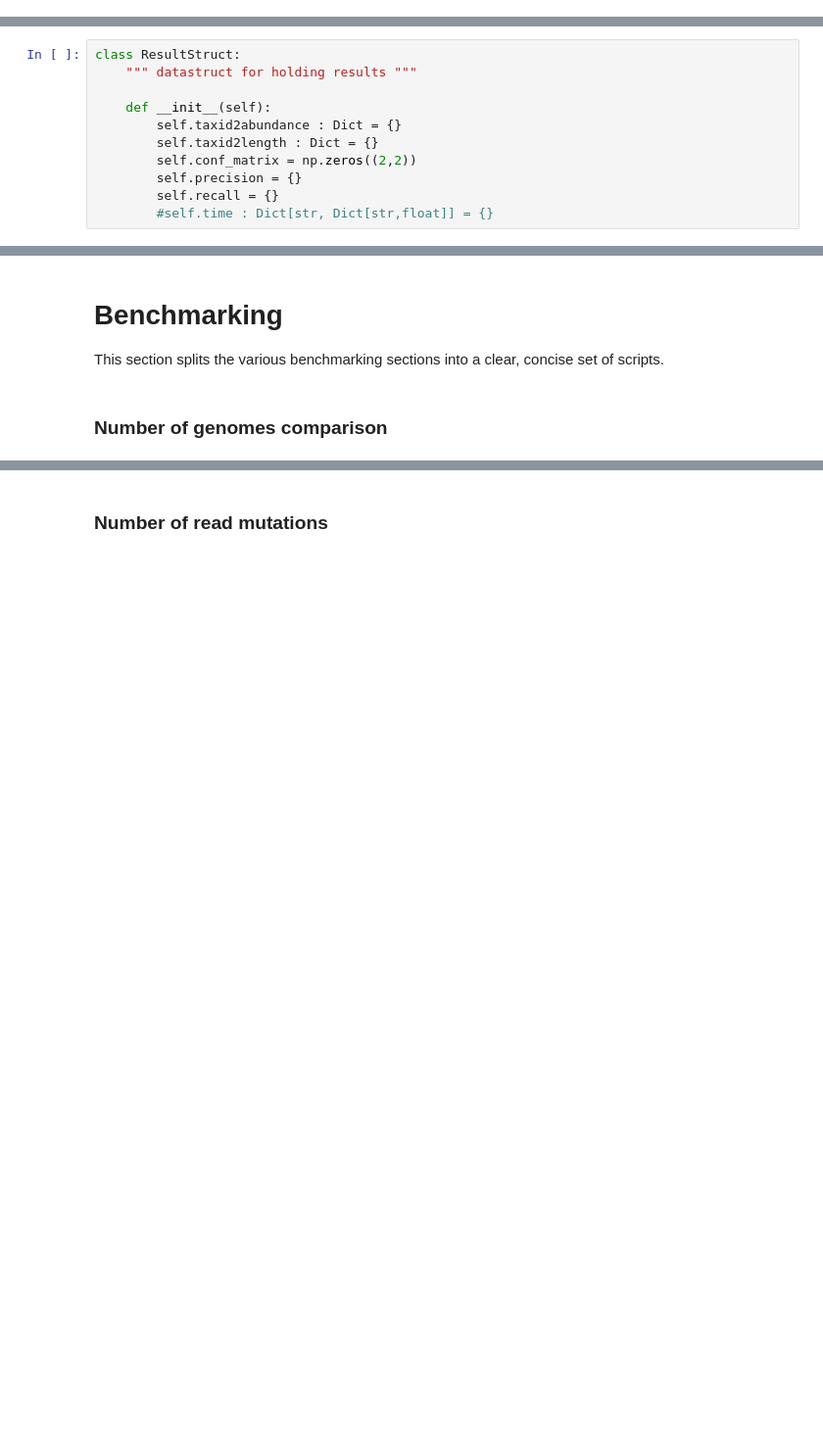
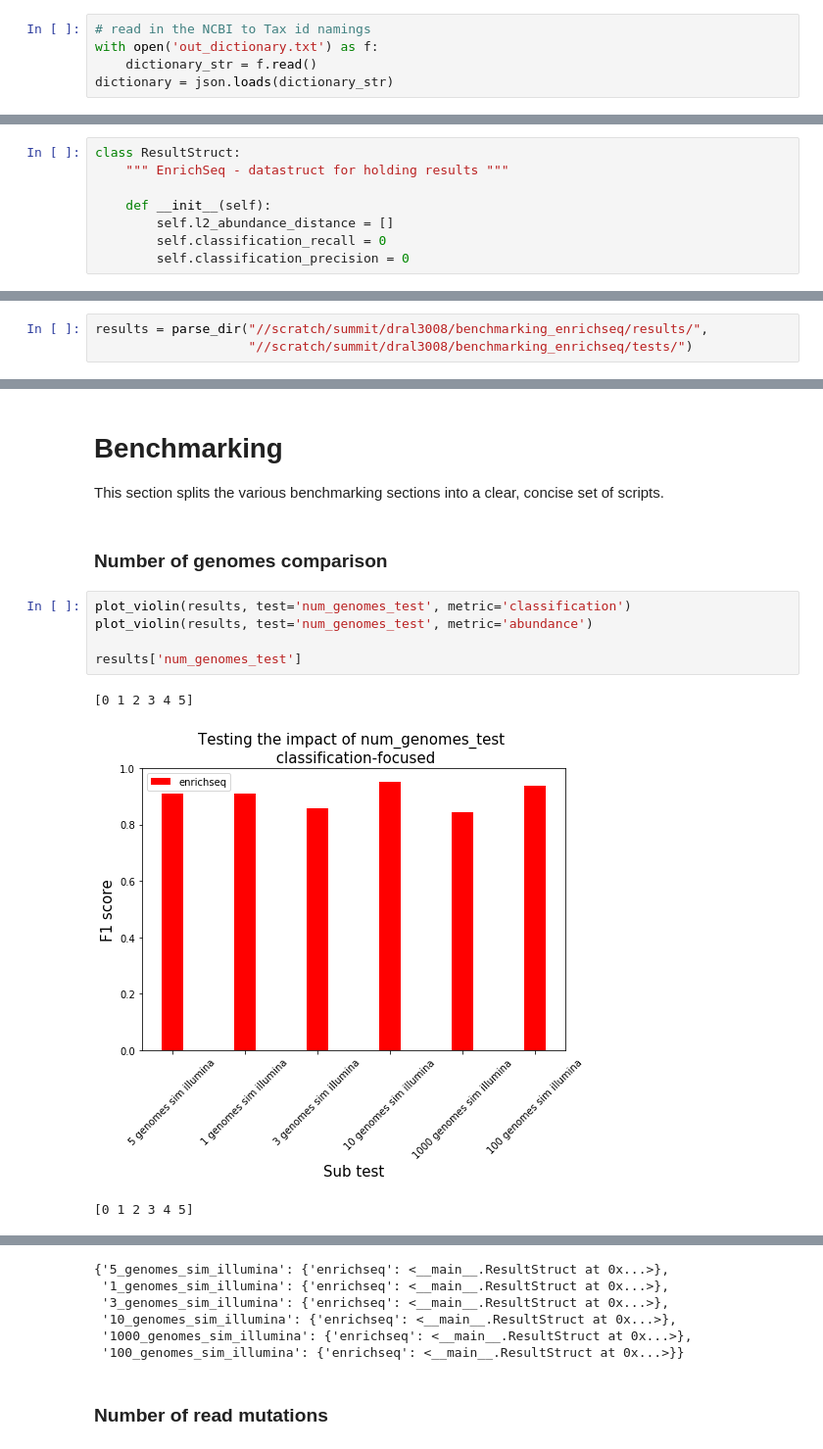
Before and after one commit to Dreycey/Phage-EnrichSeq, a Jupyter notebook: src/benchmarking/Benchmarking_Notebook.ipynb, the cells around one changed output, grey strips where cells are left out. Shown at 98% size. Saved outputs shown, nothing was run; the diff lists cells and outputs as text; blank space fills up the shorter version.

Commit message:
general benchmarking notebook finished

```diff
--- a/src/benchmarking/Benchmarking_Notebook.ipynb
+++ b/src/benchmarking/Benchmarking_Notebook.ipynb
@@ -27,0 +26,5 @@ accession2taxid_file = "../../database/krakenDB/taxonomy/nucl_gb.accession2taxid
+# %%
+# read in the NCBI to Tax id namings
+with open('out_dictionary.txt') as f:
+    dictionary_str = f.read()
+dictionary = json.loads(dictionary_str)
@@ -134,12 +228,9 @@ def ncbi2taxid(ncbi, dictionary):
 The methods and data structures here are used for creating a common data structure for the output of all tools being compared with one another.
 # %%
 class ResultStruct:
-    """ datastruct for holding results """
+    """ EnrichSeq - datastruct for holding results """
 
     def __init__(self):
-        self.taxid2abundance : Dict = {}
-        self.taxid2length : Dict = {}
-        self.conf_matrix = np.zeros((2,2))
-        self.precision = {}
-        self.recall = {}
-        #self.time : Dict[str, Dict[str,float]] = {}
+        self.l2_abundance_distance = []
+        self.classification_recall = 0
+        self.classification_precision = 0
@@ -183,0 +370,3 @@ def parse_truth(truth_csv, parsing_index=3):
+# %%
+results = parse_dir("//scratch/summit/dral3008/benchmarking_enrichseq/results/",
+                    "//scratch/summit/dral3008/benchmarking_enrichseq/tests/")
@@ -210,3 +464,12 @@ def plot_confusion_matrix(input_results: ResultStruct,
 This section splits the various benchmarking sections into a clear, concise set of scripts.
 # %% [markdown]
 ### Number of genomes comparison
+# %%
+plot_violin(results, test='num_genomes_test', metric='classification')
+plot_violin(results, test='num_genomes_test', metric='abundance')
+
+results['num_genomes_test']
+# %% [output]
+[0 1 2 3 4 5]
+[figure, added]
+[0 1 2 3 4 5]
@@ -213,2 +477,8 @@ This section splits the various benchmarking sections into a clear, concise set
+{'5_genomes_sim_illumina': {'enrichseq': <__main__.ResultStruct at 0x...>},
+ '1_genomes_sim_illumina': {'enrichseq': <__main__.ResultStruct at 0x...>},
+ '3_genomes_sim_illumina': {'enrichseq': <__main__.ResultStruct at 0x...>},
+ '10_genomes_sim_illumina': {'enrichseq': <__main__.ResultStruct at 0x...>},
+ '1000_genomes_sim_illumina': {'enrichseq': <__main__.ResultStruct at 0x...>},
+ '100_genomes_sim_illumina': {'enrichseq': <__main__.ResultStruct at 0x...>}}
 # %% [markdown]
 ### Number of read mutations
```
Also changed, not shown: parts of 20 cells of this notebook, 1 other file.
